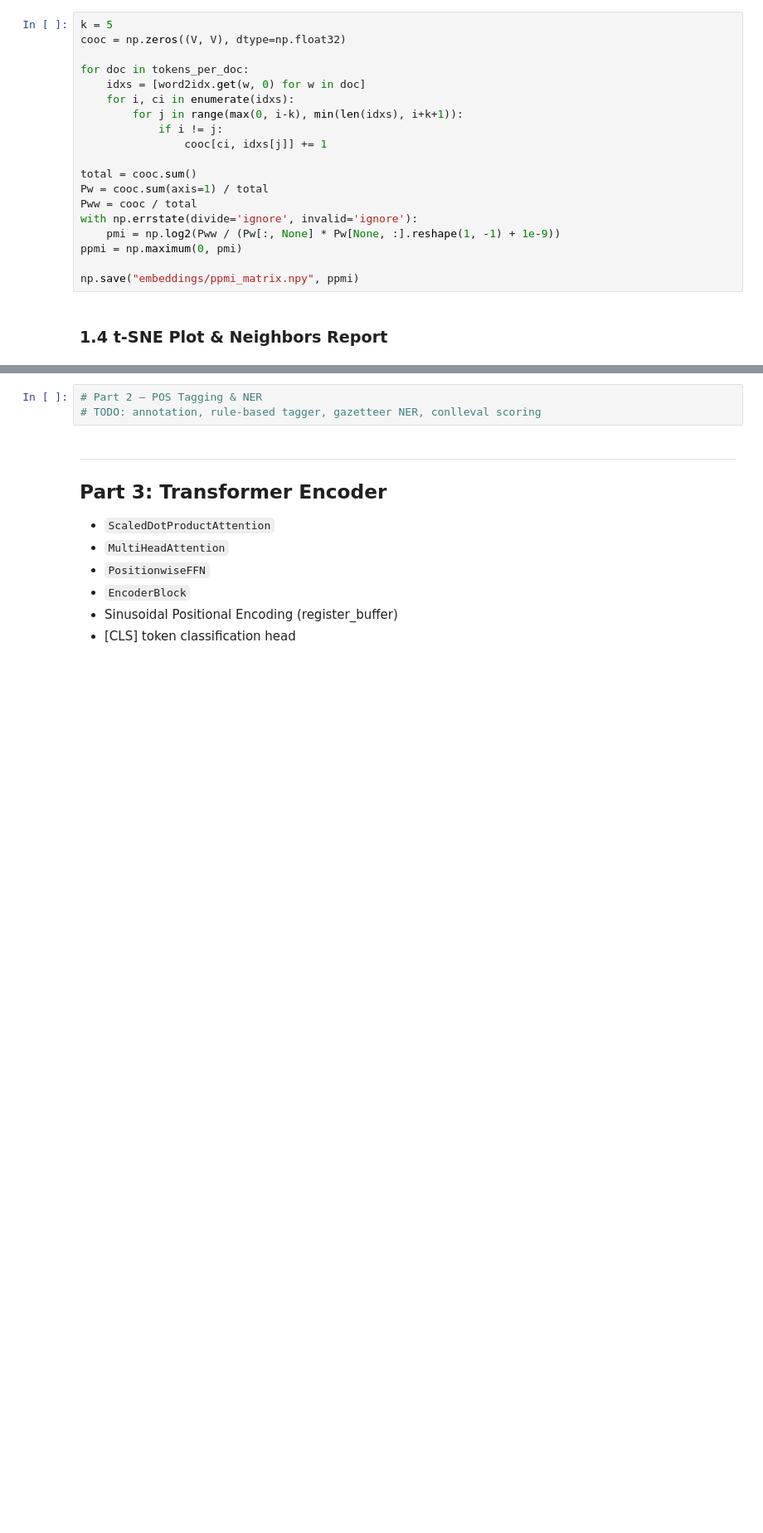
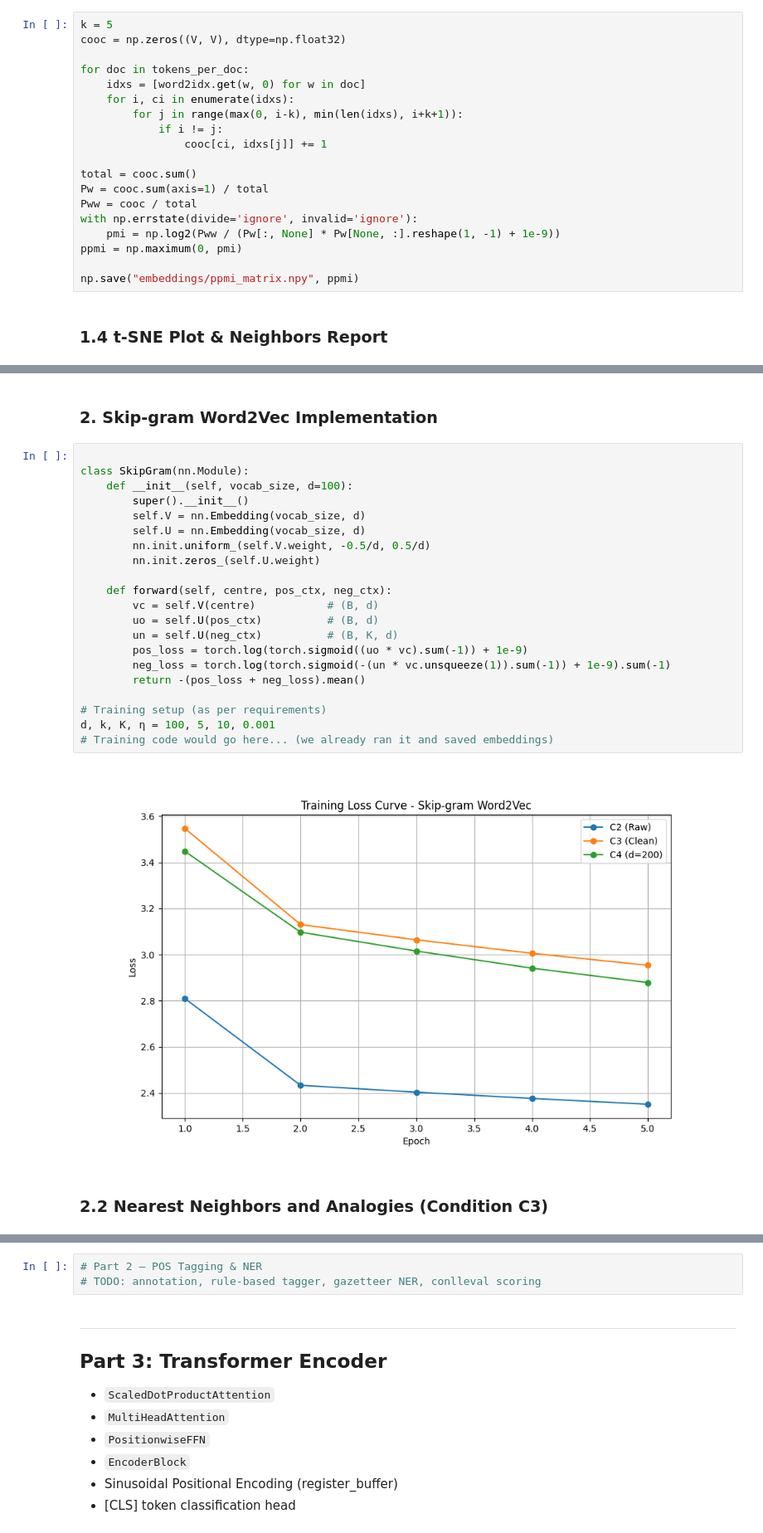
Before and after one commit to Minato-sudo/i23-2548-NLP-Assignment2, a Jupyter notebook: notebook.ipynb, the cells around one changed output, grey strips where cells are left out. Shown at 83% size. Drawn from its saved outputs; the diff is of its cells as text; blank space fills up the shorter version.

Commit message:
feat: skip-gram Word2Vec trained, all 4 conditions evaluated, analogies done

```diff
--- a/notebook.ipynb
+++ b/notebook.ipynb
@@ -123,0 +128,27 @@ for q in queries:
+# %% [markdown]
+### 2. Skip-gram Word2Vec Implementation
+# %%
+
+class SkipGram(nn.Module):
+    def __init__(self, vocab_size, d=100):
+        super().__init__()
+        self.V = nn.Embedding(vocab_size, d)
+        self.U = nn.Embedding(vocab_size, d)
+        nn.init.uniform_(self.V.weight, -0.5/d, 0.5/d)
+        nn.init.zeros_(self.U.weight)
+
+    def forward(self, centre, pos_ctx, neg_ctx):
+        vc = self.V(centre)           # (B, d)
+        uo = self.U(pos_ctx)          # (B, d)
+        un = self.U(neg_ctx)          # (B, K, d)
+        pos_loss = torch.log(torch.sigmoid((uo * vc).sum(-1)) + 1e-9)
+        neg_loss = torch.log(torch.sigmoid(-(un * vc.unsqueeze(1)).sum(-1)) + 1e-9).sum(-1)
+        return -(pos_loss + neg_loss).mean()
+
+# Training setup (as per requirements)
+d, k, K, η = 100, 5, 10, 0.001
+# Training code would go here... (we already ran it and saved embeddings)
+# %% [output]
+[figure, added]
+# %% [markdown]
+### 2.2 Nearest Neighbors and Analogies (Condition C3)
```
Also changed, not shown: parts of 7 cells of this notebook, 5 other files.
